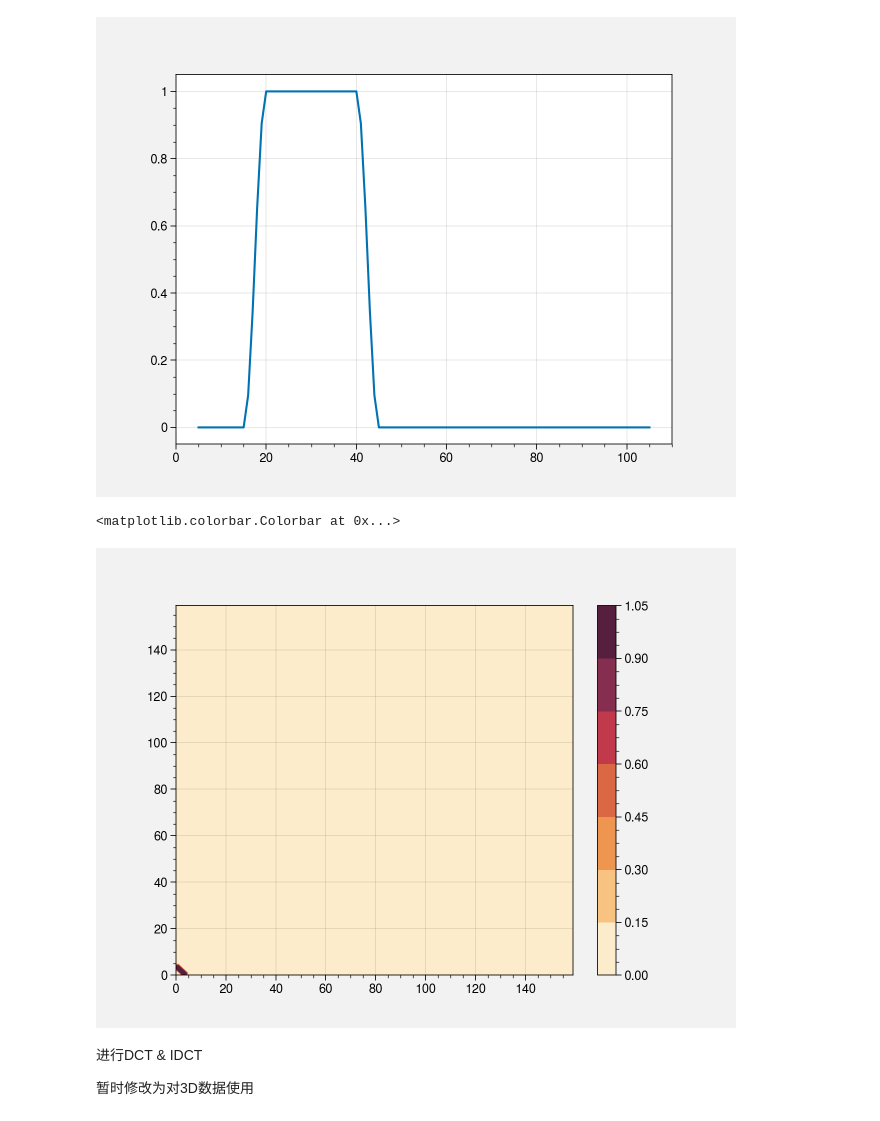
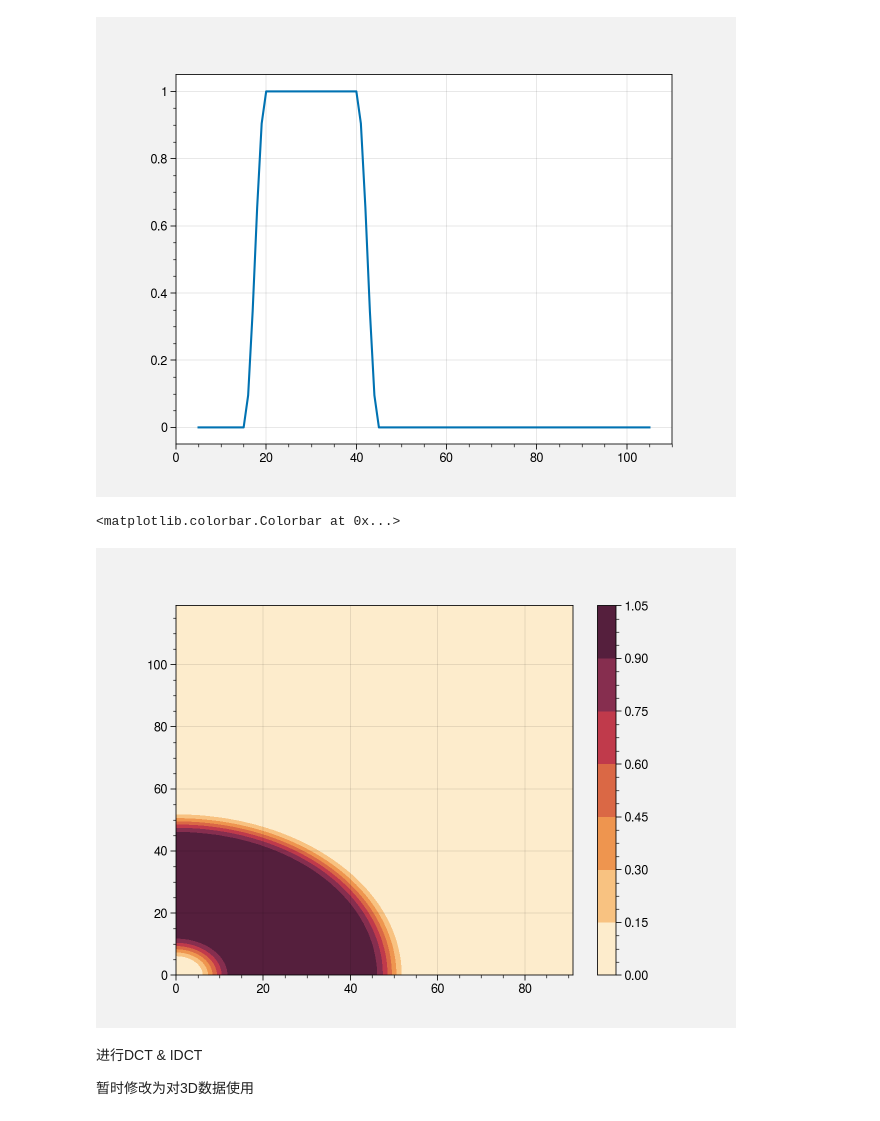
Before and after one commit to dozerlcl/MPAS_case_study, a Jupyter notebook: 92-25km_vr_rcm_postprocess/visualization/spectral/dft_dct/2d_dct_synthesis/single_idct_2D.ipynb, the cells around one changed output. Saved outputs shown, nothing was run; the diff lists cells and outputs as text; code cells hidden in the pictures.

```diff
--- a/92-25km_vr_rcm_postprocess/visualization/spectral/dft_dct/2d_dct_synthesis/single_idct_2D.ipynb
+++ b/92-25km_vr_rcm_postprocess/visualization/spectral/dft_dct/2d_dct_synthesis/single_idct_2D.ipynb
@@ -119,10 +122,16 @@ hum_rmnan['rcm'] = hum['rcm'].interpolate_na(dim = 'longitude', method = 'cubic'
 hum_rmnan['era5i'] = hum_rmnan['rcm']
 # %% [markdown]
 ## 合并到var_3d var_2d（时间平均上）
-# %%
-# 修改ERA5I coords
-hum_rmnan['era5i'] = hum_rmnan['era5i'].rename({"time":"Time", "lon":"longitude", "lat":"latitude"})
-hum_rmnan['era5i']._coords = hum_rmnan['vr']._coords
+# %%
+# 修改ERA5I coords
+hum_rmnan['vr'] =  hum_rmnan['vr'].isel(Time = hum_rmnan['vr'].Time.dt.month.isin([4,5,6,7,8]))
+hum_rmnan['rcm'] =  hum_rmnan['rcm'].isel(Time = hum_rmnan['rcm'].Time.dt.month.isin([4,5,6,7,8]))
+hum_rmnan['era5i'] =  hum_rmnan['era5i'].isel(time = hum_rmnan['era5i'].time.dt.month.isin([4,5,6,7,8]))
+
+hum_rmnan['era5i'] = hum_rmnan['era5i'].rename({"time":"Time", "lon":"longitude", "lat":"latitude"})
+hum_rmnan['era5i']._coords = hum_rmnan['rcm']._coords
+# %%
+hum_rmnan['era5i'] = xr.DataArray(hum_rmnan['era5i'].values, hum_rmnan['vr'].coords)
 # %%
 # 添加小区域 ，选定区域到这个位置上
 lat  = hum_rmnan['vr'].latitude
@@ -159,17 +180,28 @@ var_2d['era5i'] = var_3d['era5i'].mean("Time")
 ntime = var_3d['vr'].shape[0]
 nlat = var_3d['vr'].shape[1]
 nlon = var_3d['vr'].shape[2]
+
+# 添加区域对角线长度
 # lat_length = 5017 * 1e3 # m
 # lon_length = 7061 * 1e3 # m
-lat_length = 4445. * 1e3 # m
-lon_length = 3829. * 1e3 # m
-dlat = lat_length / nlat
-dlon  = lon_length / nlon
-all_length = np.sqrt(lat_length**2 + lon_length**2)
+# lat_length = 4445. * 1e3 # m
+# lon_length = 3829. * 1e3 # m
+import haversine as hs
+loc1=(lat_s,lon_s)
+loc2=(lat_e,lon_e)
+diagonal_length = hs.haversine(loc1,loc2)
+# lat_length =
+dlat = hs.haversine(( lat_s,(lon_s+lon_e)/2), (lat_e,(lon_s+lon_e)/2 ) ) / nlat
+dlon  = hs.haversine(( (lat_s+lat_e)/2,lon_s),((lat_s+lat_e)/2,lon_e))/ nlon
+print(diagonal_length)
+print(dlat)
+print(dlon)
+# all_length = np.sqrt(lat_length**2 + lon_length**2)
+all_length = diagonal_length
 all_n      = np.sqrt(nlat**2 + nlon **2)
 
 # 进行计算的函数
 def k_domain_count(x, all_n=all_n, dlat=dlat, dlon=dlon):
     '输入变量x 单位km'
-    k_domain_res  = all_n / (x*1e3 / np.sqrt(dlat**2 + dlon**2))
+    k_domain_res  = all_n / (x / np.sqrt(dlat**2 + dlon**2))
     return k_domain_res
@@ -227,25 +263,25 @@ plt.plot(test_weight_x, test_weight_y)
 # %%
 # 构造weight array，以便对DCT结果使用
 weight_array_cosine = np.empty(var_3d['vr'].shape)
 # DCT 频率是如何对应的？remains
 # freq_lat = fftfreq(nlat,1./nlat)
 # freq_lon = fftfreq(nlon,1./nlon)
 freq_lat = range(0, nlat)
 freq_lon = range(0, nlon)
 # for t in range(0, ntime):
 for i in range(0,nlat):
     for j in range(0,nlon):
         k_domain_2d = np.sqrt((freq_lat[i])**2 + (freq_lon[j])**2)
-        # weight_array_cosine[:, i, j] = weight_cosine_squared(k_domain_2d, k_domain_count(1000), k_domain_count(500))
+        # weight_array_cosine[:, i, j] = weight_cosine_squared(k_domain_2d, k_domain_count(500), k_domain_count(100))
         # weight_array_cosine[:, i, j] = weight_cosine_squared(k_domain_2d, k_domain_count(2000), k_domain_count(500))
-        weight_array_cosine[:,i,j] = weight_cosine_squared_band(k_domain_2d, k_domain_count(4000), k_domain_count(2000), 4)
+        weight_array_cosine[:,i,j] = weight_cosine_squared_band(k_domain_2d, k_domain_count(1500), k_domain_count(100), 15)
 
 # 检查权重matrix效果
 plt.contourf(weight_array_cosine[0,:,:])
 plt.colorbar()
 # %% [output]
 <matplotlib.colorbar.Colorbar at 0x...>
-[figure, old version]
+[figure, new version]
 # %% [markdown]
 进行DCT & IDCT
 
```
Also changed, not shown: parts of 7 cells of this notebook, 10 other files.
